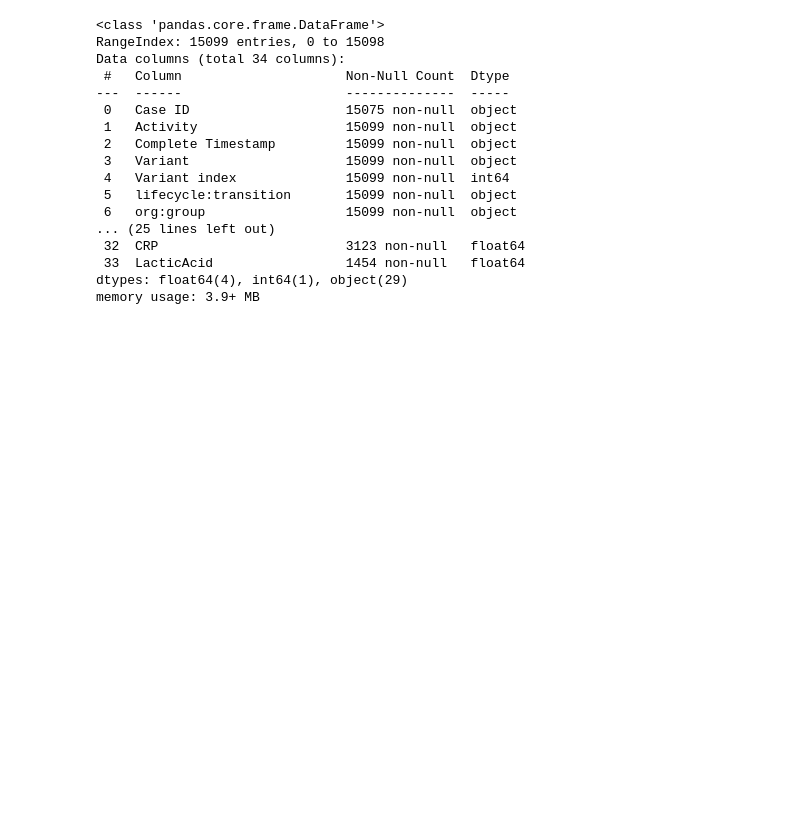
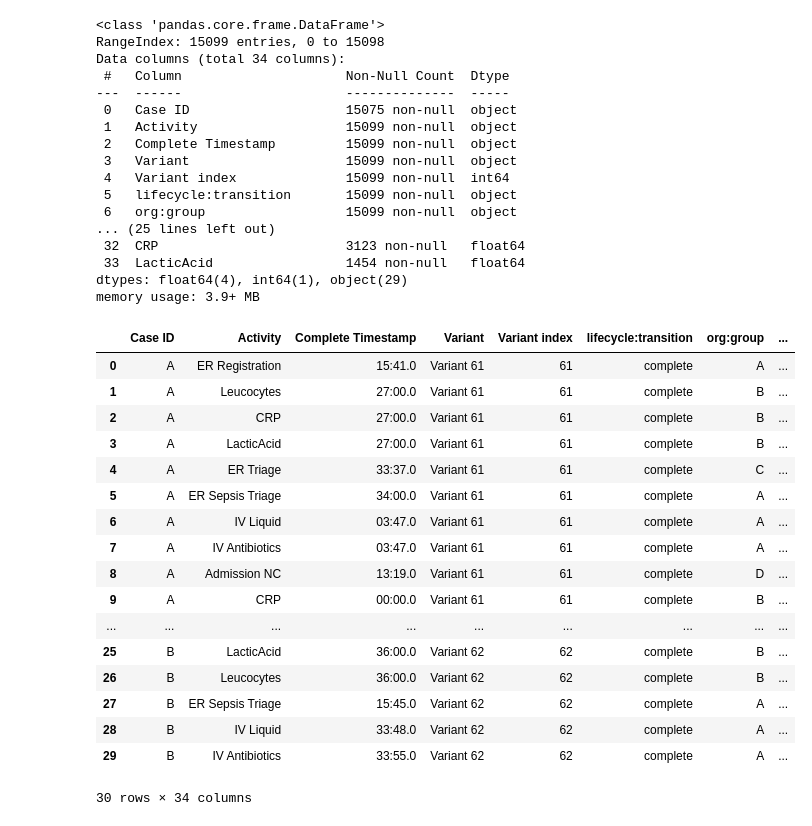
Before and after one commit to mohdkashifansari/Process_Analytics, a Jupyter notebook: model.ipynb, the cells around one changed output. Saved outputs shown, nothing was run; the diff lists cells and outputs as text; code cells hidden in the pictures; blank space fills up the shorter version.

```diff
--- a/model.ipynb
+++ b/model.ipynb
@@ -23,3 +23,24 @@ Data columns (total 34 columns):
  33  LacticAcid                 1454 non-null   float64
 dtypes: float64(4), int64(1), object(29)
 memory usage: 3.9+ MB
+# %%
+df1.head(30)
+# %% [output]
+|  | Case ID | Activity | Complete Timestamp | Variant | Variant index | lifecycle:transition | org:group | ... |
+| 0 | A | ER Registration | 15:41.0 | Variant 61 | 61 | complete | A | ... |
+| 1 | A | Leucocytes | 27:00.0 | Variant 61 | 61 | complete | B | ... |
+| 2 | A | CRP | 27:00.0 | Variant 61 | 61 | complete | B | ... |
+| 3 | A | LacticAcid | 27:00.0 | Variant 61 | 61 | complete | B | ... |
+| 4 | A | ER Triage | 33:37.0 | Variant 61 | 61 | complete | C | ... |
+| 5 | A | ER Sepsis Triage | 34:00.0 | Variant 61 | 61 | complete | A | ... |
+| 6 | A | IV Liquid | 03:47.0 | Variant 61 | 61 | complete | A | ... |
+| 7 | A | IV Antibiotics | 03:47.0 | Variant 61 | 61 | complete | A | ... |
+| 8 | A | Admission NC | 13:19.0 | Variant 61 | 61 | complete | D | ... |
+| 9 | A | CRP | 00:00.0 | Variant 61 | 61 | complete | B | ... |
+| ... | ... | ... | ... | ... | ... | ... | ... | ... |
+| 25 | B | LacticAcid | 36:00.0 | Variant 62 | 62 | complete | B | ... |
+| 26 | B | Leucocytes | 36:00.0 | Variant 62 | 62 | complete | B | ... |
+| 27 | B | ER Sepsis Triage | 15:45.0 | Variant 62 | 62 | complete | A | ... |
+| 28 | B | IV Liquid | 33:48.0 | Variant 62 | 62 | complete | A | ... |
+| 29 | B | IV Antibiotics | 33:55.0 | Variant 62 | 62 | complete | A | ... |
+30 rows × 34 columns
```
Also changed, not shown: parts of 3 cells of this notebook, 2 other files.
